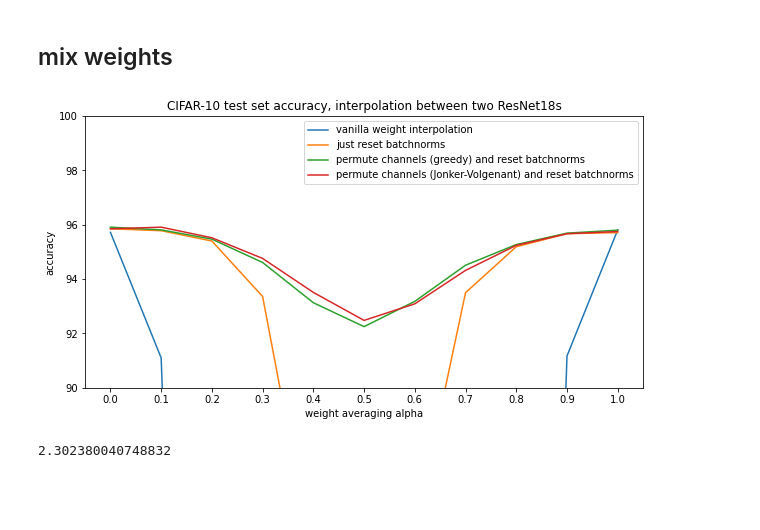
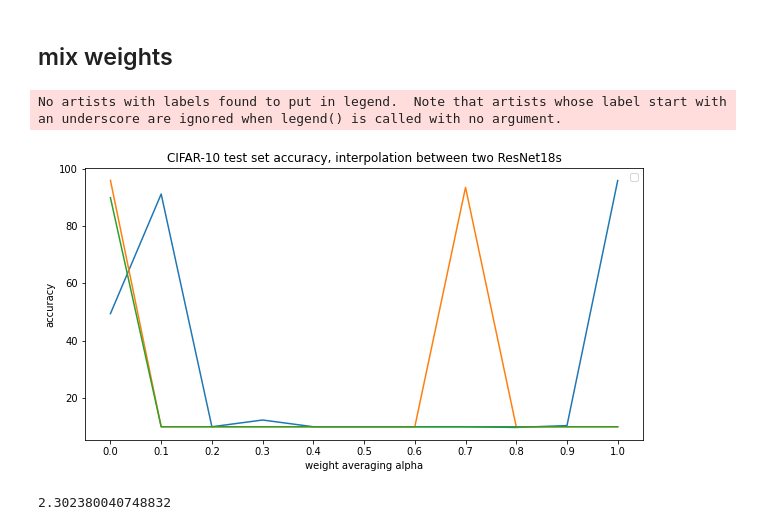
Before and after one commit to KellerJordan/REPAIR, a Jupyter notebook: notebooks/Permute-CIFAR10-ResNet18.ipynb, the cells around one changed output. Cells and saved outputs as stored; diff of their text form; code cells hidden in the pictures; blank space fills up the shorter version.

```diff
--- a/notebooks/Permute-CIFAR10-ResNet18.ipynb
+++ b/notebooks/Permute-CIFAR10-ResNet18.ipynb
@@ -551,17 +551,17 @@ cc = []
 xx = np.arange(0, 1.0001, 0.1)
 for alpha in tqdm(xx):
 
-    mix_weights(alpha, key0='net3', key1='net4_perm1')
-    reset_bn_stats(model_a, epochs=1)
+    mix_weights(alpha, key0='net3', key1='net4')
+#     reset_bn_stats(model_a, epochs=1)
 
-    c = evaluate(model_a, loader=test_loader, set_eval=True)
+    c = evaluate(model_a, loader=test_loader, set_eval=False)
 #     c = evaluate(model_a, loader=train_loader, set_eval=True)
 #     c = evaluate_loss(model_a, loader=train_loader)
     cc.append(c)
 cc = np.array(cc)
 
 # cc = 100*cc/50000
-# cc = 100*cc/10000
+cc = 100*cc/10000
 # %%
 cc1 = cc
 # %%
@@ -573,26 +573,33 @@ cc4 = cc
 # %%
 plt.figure(figsize=(10, 5))
 # plt.title('CIFAR-10 *training set loss*, interpolation between two ResNet18s (standard training)')
 plt.title('CIFAR-10 test set accuracy, interpolation between two ResNet18s')
 
-plt.plot(xx, cc1/100, label='vanilla weight interpolation')
-plt.plot(xx, cc2/100, label='just reset batchnorms')
-plt.plot(xx, cc3/100, label='permute channels (greedy) and reset batchnorms')
-plt.plot(xx, cc4/100, label='permute channels (Jonker-Volgenant) and reset batchnorms')
+# plt.plot(xx, cc1, label='vanilla weight interpolation')
+# plt.plot(xx, cc2, label='just reset batchnorms')
+# plt.plot(xx, cc3, label='permute channels (greedy) and reset batchnorms')
+# plt.plot(xx, cc4, label='permute channels (Jonker-Volgenant) and reset batchnorms')
 
 # plt.plot(xx, cc12)
+# plt.plot(xx, cc1, label='test1')
+# plt.plot(xx, cc2, label='test2')
+
+plt.plot(xx, cc1)
+plt.plot(xx, cc2)
+plt.plot(xx, cc3)
 
 xx1 = np.arange(0, 1.001, 0.1)
 plt.xticks(xx1, ['%.1f' % x for x in xx1])
 # plt.ylim([0, 100])
-plt.ylim([90, 100])
+# plt.ylim([90, 100])
 # plt.ylim([9000, 10000])
 plt.xlabel('weight averaging alpha')
 plt.ylabel('accuracy')
 plt.legend()
 plt.show()
 # %% [output]
+No artists with labels found to put in legend.  Note that artists whose label start with an underscore are ignored when legend() is called with no argument.
-[figure, old version]
+[figure, new version]
 # %%
 model0 = ResNet18().cuda()
 # %%
```
